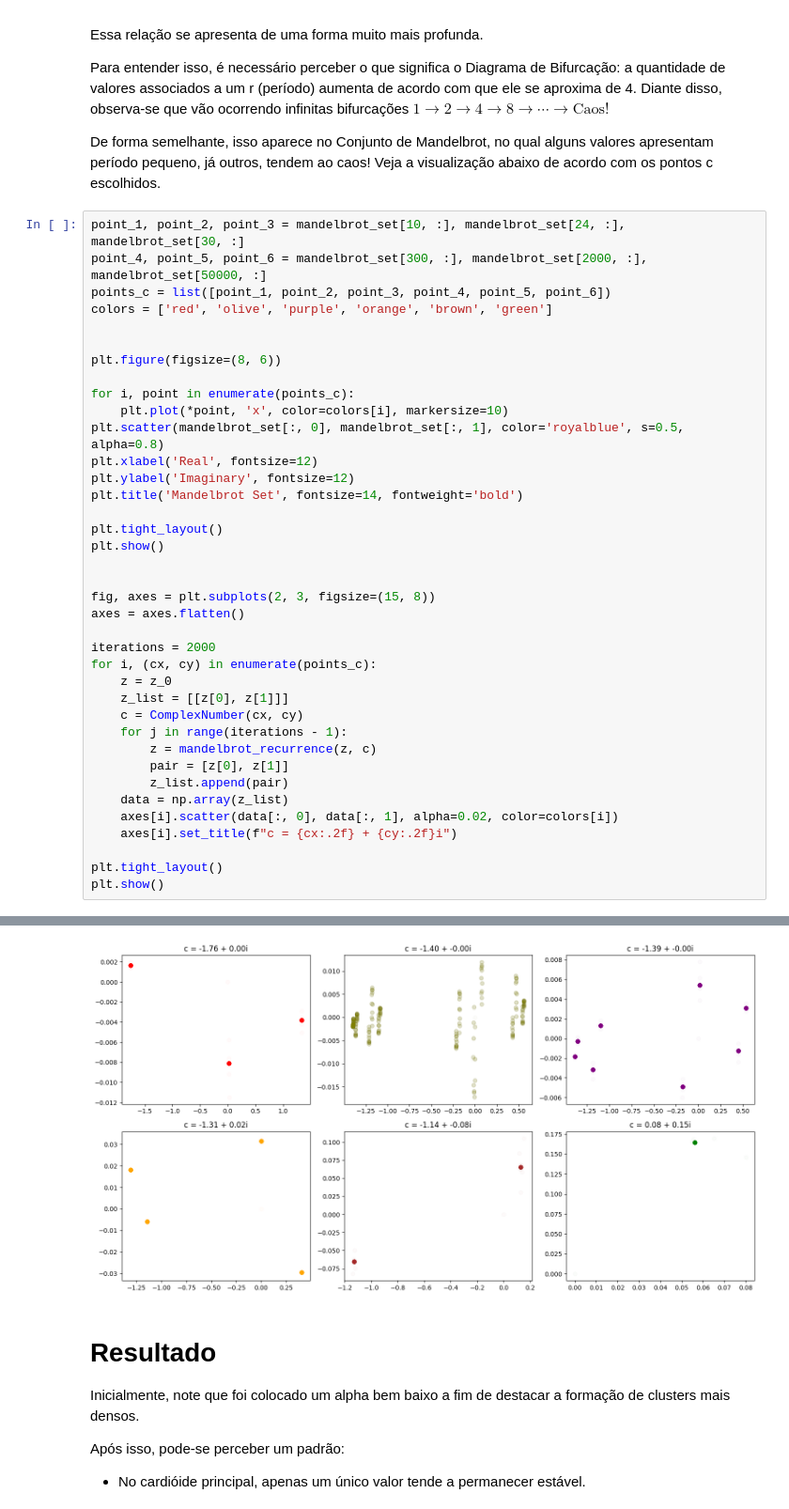
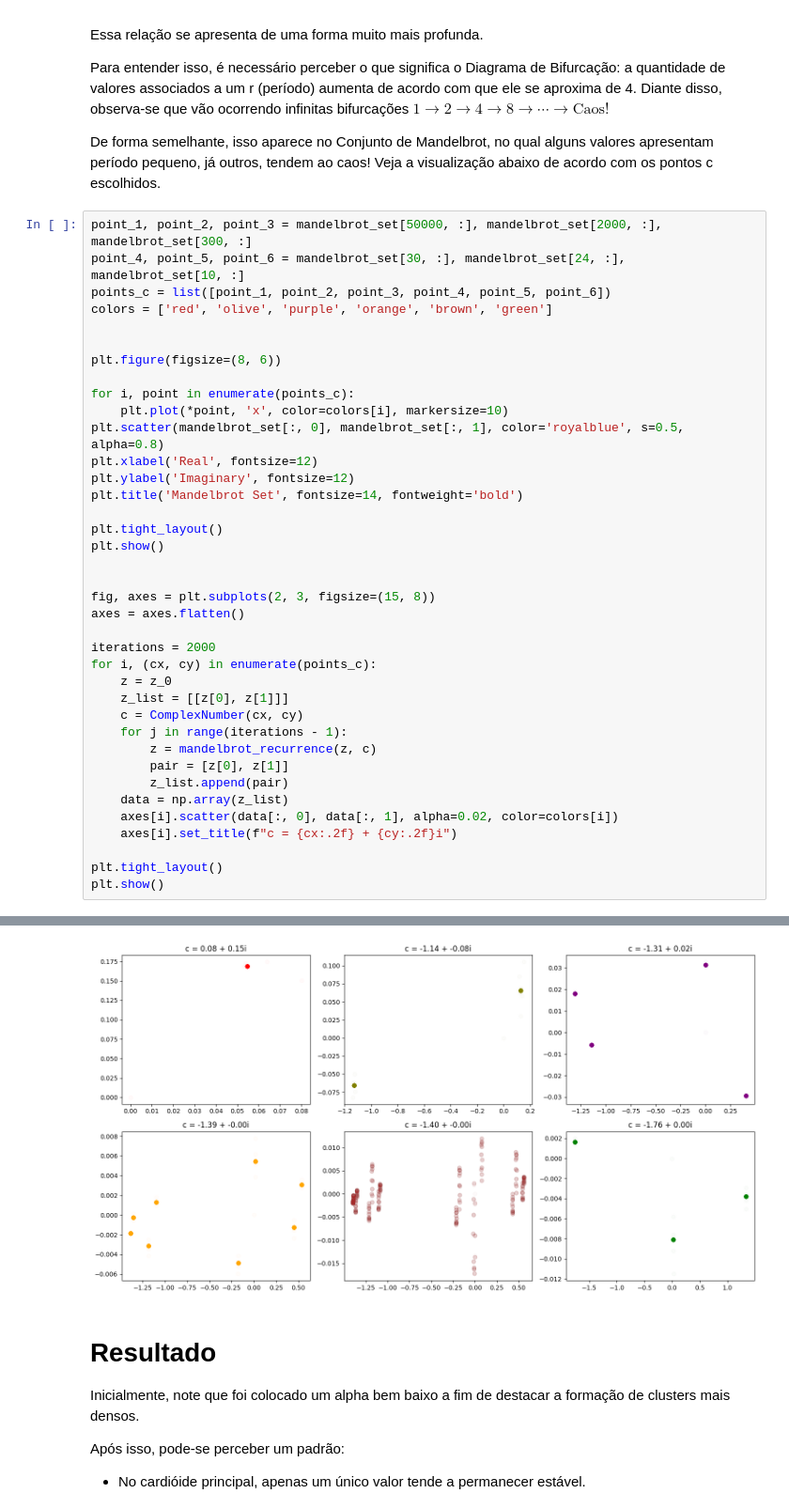
Before and after one commit to mthperera/Complex-Fractals, a Jupyter notebook: notebooks/mandelbrot.ipynb, the cells around one changed output, grey strips where cells are left out. Shown at 94% size. Cells and saved outputs as stored; diff of their text form.

```diff
--- a/notebooks/mandelbrot.ipynb
+++ b/notebooks/mandelbrot.ipynb
@@ -164,8 +159,8 @@ Para entender isso, é necessário perceber o que significa o Diagrama de Bifurc
 
 De forma semelhante, isso aparece no Conjunto de Mandelbrot, no qual alguns valores apresentam período pequeno, já outros, tendem ao caos! Veja a visualização abaixo de acordo com os pontos c escolhidos.
 # %%
-point_1, point_2, point_3 = mandelbrot_set[10, :], mandelbrot_set[24, :], mandelbrot_set[30, :]
-point_4, point_5, point_6 = mandelbrot_set[300, :], mandelbrot_set[2000, :], mandelbrot_set[50000, :]
+point_1, point_2, point_3 = mandelbrot_set[50000, :], mandelbrot_set[2000, :], mandelbrot_set[300, :]
+point_4, point_5, point_6 = mandelbrot_set[30, :], mandelbrot_set[24, :], mandelbrot_set[10, :]
 points_c = list([point_1, point_2, point_3, point_4, point_5, point_6])
 colors = ['red', 'olive', 'purple', 'orange', 'brown', 'green']
 
@@ -206,4 +201,4 @@ plt.show()
-[figure, old version]
+[figure, new version]
 # %% [markdown]
 # Resultado
 
```
Also changed, not shown: parts of 7 cells of this notebook, 2 other files.
